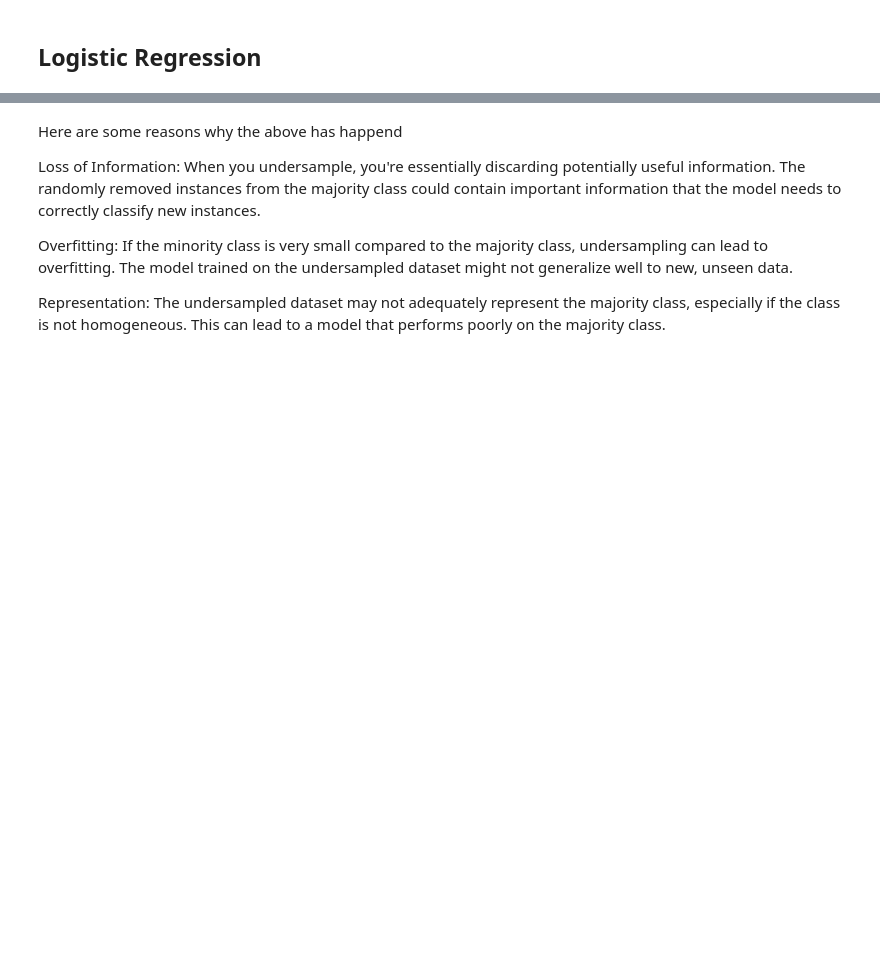
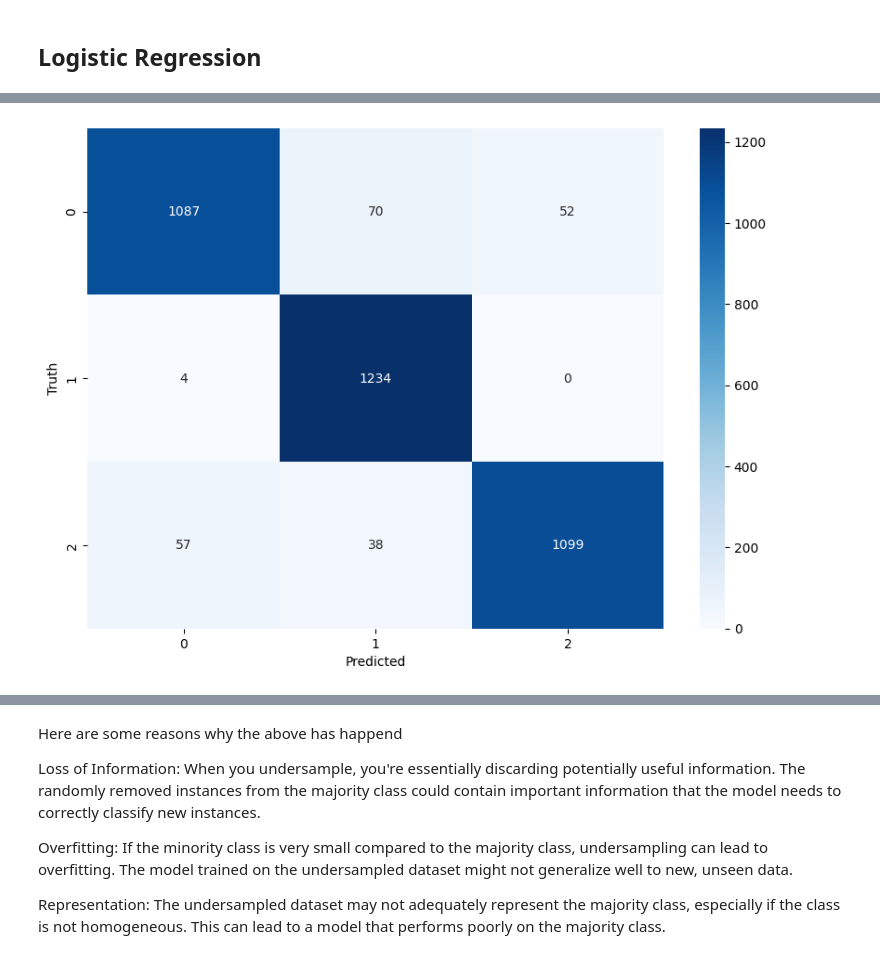
Before and after one commit to nightsinker/TSAP-UberEats, a Jupyter notebook: Data_Merge/IT2394_222197Y_Modelling.ipynb, the cells around one changed output, grey strips where cells are left out. Saved outputs shown, nothing was run; the diff lists cells and outputs as text; code cells hidden in the pictures; blank space fills up the shorter version.

```diff
--- a/Data_Merge/IT2394_222197Y_Modelling.ipynb
+++ b/Data_Merge/IT2394_222197Y_Modelling.ipynb
@@ -181,3 +182,15 @@ Please also refer to the documentation for alternative solver options:
+# %%
+# Calculate the confusion matrix
+cm = confusion_matrix(y_test_over, y_pred_over)
+
+# Plot the confusion matrix
+plt.figure(figsize=(10,7))
+sns.heatmap(cm, annot=True, fmt='d', cmap='Blues')
+plt.xlabel('Predicted')
+plt.ylabel('Truth')
+plt.show()
+# %% [output]
+[figure, added]
 # %%
 # initialize and train the Logistic Regression model on the undersampled data
 lr_model_under = LogisticRegression()
```
Also changed, not shown: parts of 71 cells of this notebook.
